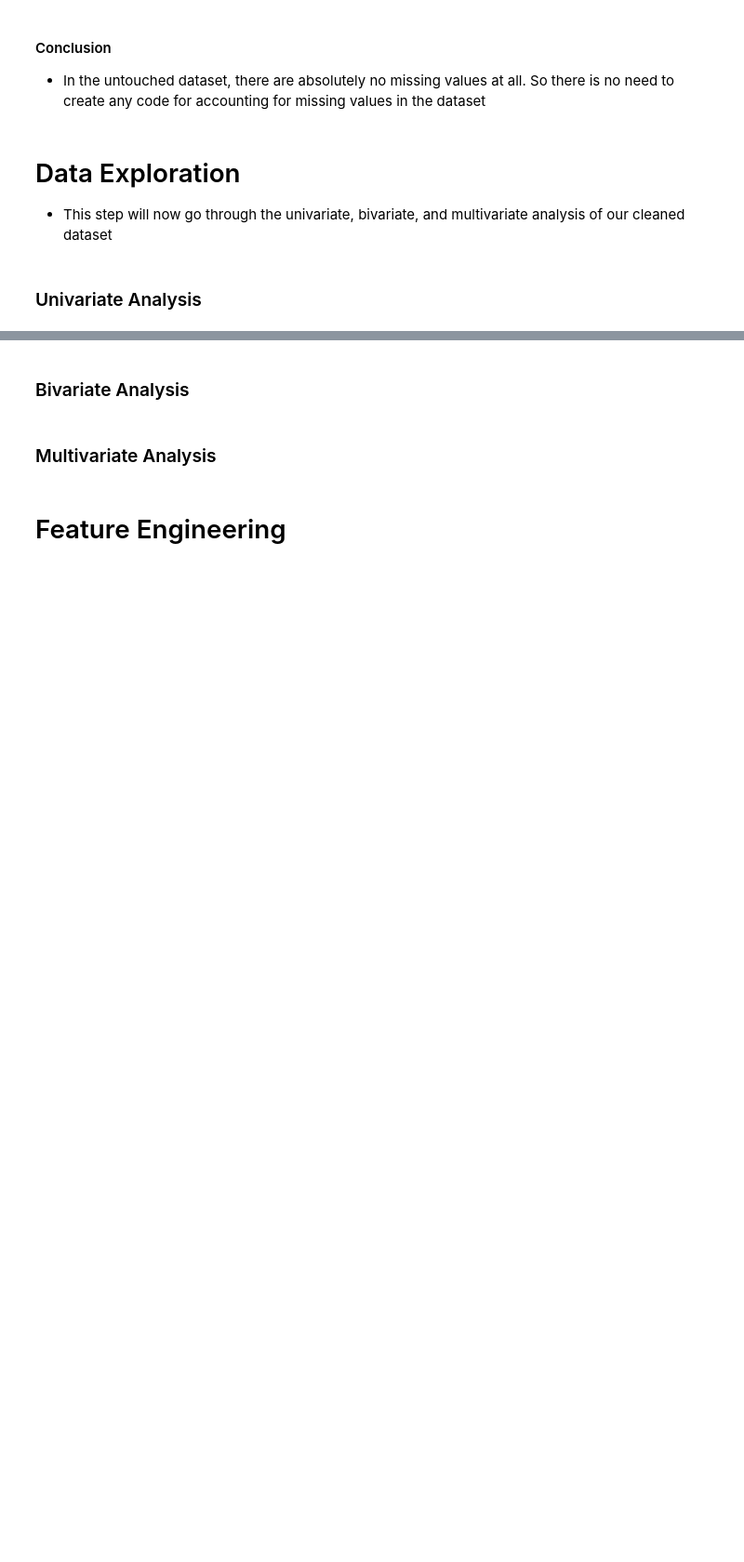
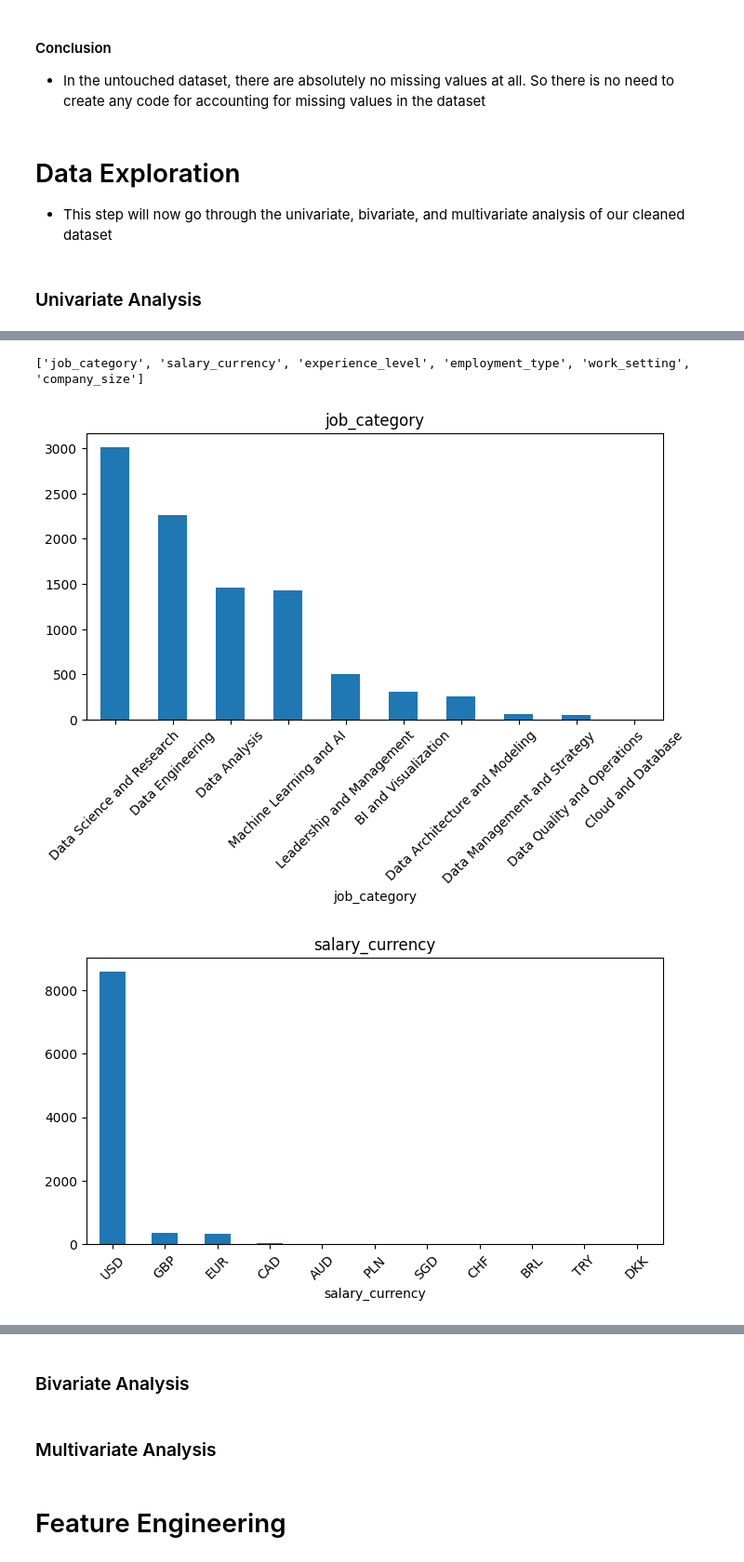
Before and after one commit to theo-picar1/DataSci_CA2_PairProject_2025, a Jupyter notebook: DataAnalysys.ipynb, the cells around one changed output, grey strips where cells are left out. Shown at 93% size. Drawn from its saved outputs; the diff is of its cells as text; code cells hidden in the pictures; blank space fills up the shorter version.

```diff
--- a/DataAnalysys.ipynb
+++ b/DataAnalysys.ipynb
@@ -84,0 +168,11 @@ dtype: int64
+# %%
+# Categorical columns analysis
+categorical_cols = ['job_title', 'job_category', 'salary_currency', 'employee_residence',
+            'experience_level', 'employment_type', 'work_setting',
+            'company_location', 'company_size']
+
+# Print all unique values and their count
+for column in categorical_cols:
+    print(f"--------------- {column} ---------------")
+    print(data[column].value_counts())
+    print()
@@ -84,0 +197,21 @@ dtype: int64
+# %%
+# Get fields with few unique values (< 15)
+columns_to_plot = []
+for column in categorical_cols:
+    unique_count = data[column].nunique()
+    if unique_count <= 15:
+        columns_to_plot.append(column)
+
+print(columns_to_plot)
+# %% [output]
+['job_category', 'salary_currency', 'experience_level', 'employment_type', 'work_setting', 'company_size']
+# %%
+for column in columns_to_plot:
+    plt.figure(figsize=(8,4))
+    data[column].value_counts().plot(kind='bar')
+    plt.title(column)
+    plt.xticks(rotation=45)
+    plt.show()
+# %% [output]
+[figure, added]
+[figure, added]
```
Also changed, not shown: parts of 8 cells of this notebook.
